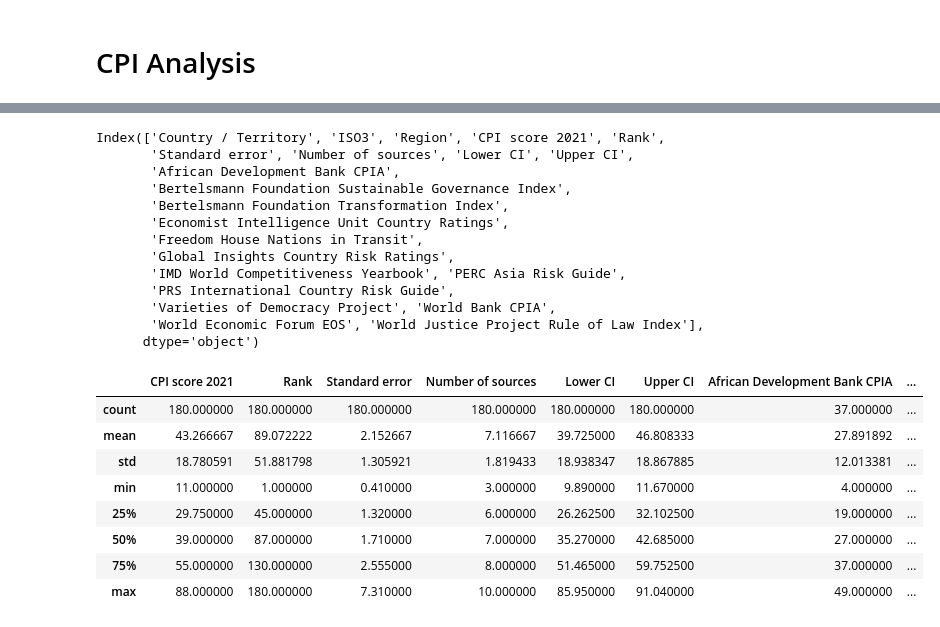
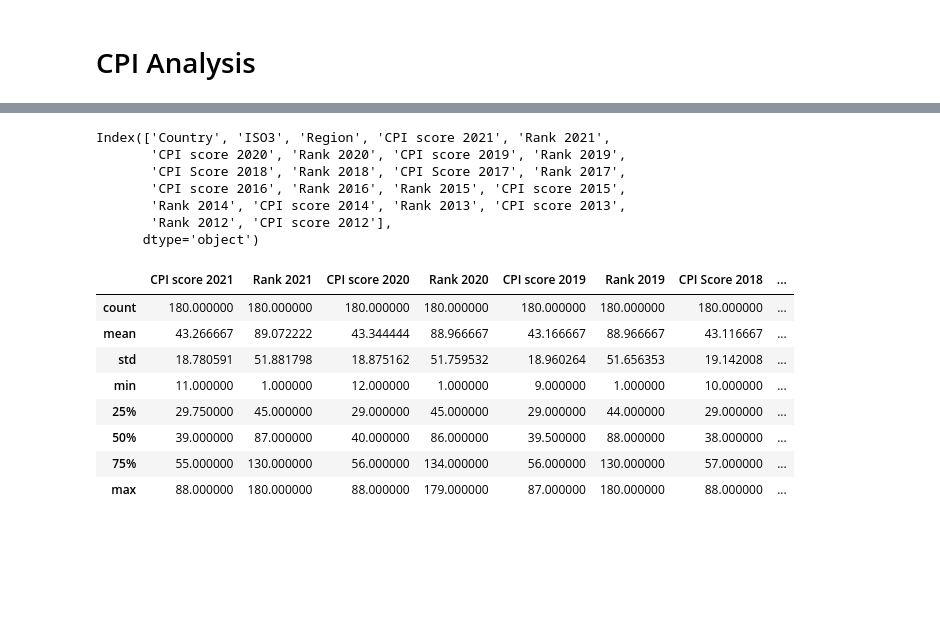
Before and after one commit to wanzulfikri/cpi_analysis, a Jupyter notebook: CPI 2012-2021.ipynb, the cells around one changed output, grey strips where cells are left out. Saved outputs shown, nothing was run; the diff lists cells and outputs as text; code cells hidden in the pictures; blank space fills up the shorter version.

```diff
--- a/CPI 2012-2021.ipynb
+++ b/CPI 2012-2021.ipynb
@@ -36,11 +36,9 @@ CPI_2014 = pd.read_csv("datasets/CPI/CPI2014-Table 1.csv")
 CPI_2013 = pd.read_csv("datasets/CPI/CPI2013-Table 1.csv", header=1)
 CPI_2012 = pd.read_csv("datasets/CPI/CPI2012-Table 1.csv")
 
-cpi_years = list(reversed(range(2012,2022)))
-cols_rename = { "Country / Territory": "Country"}
+# retrieve the Country, ISO3, Region, CPI score, and rank columns
+# 2021
 
-# 2021
-# only retrieve the Country, ISO3, Region, CPI score, and rank columns
 CPI_2021 = CPI_2021.iloc[:, :5]
 CPI_2021.rename(columns={ "Country / Territory": "Country", "Rank": "Rank 2021"}, inplace=True)
 
@@ -77,21 +75,32 @@ CPI = CPI.merge(CPI_2016, how="outer", on=["Country", "Region"])
 
 # 2015
 CPI_2015 = CPI_2015.iloc[:, :5]
-CPI_2015 = CPI_2015.drop("Region", axis=1)
+CPI_2015.drop("Region", axis=1, inplace=True)
 CPI_2015.rename(columns={ "CPI 2015 Score": "CPI score 2015", "Country Rank": "Rank 2015", "Country/Territory": "Country", "Country Code": "ISO3"}, inplace=True)
 
 CPI = CPI.merge(CPI_2015, how="outer", on=["Country", "ISO3"])
 
 # 2014
 CPI_2014 = CPI_2014.iloc[:, :5]
+CPI_2014.drop("Region", axis=1, inplace=True)
 CPI_2014.rename(columns={ "CPI 2014": "CPI score 2014", "Country Rank": "Rank 2014", "Country/Territory": "Country", "Country Code": "ISO3"}, inplace=True)
+CPI = CPI.merge(CPI_2014, how="outer", on=["Country", "ISO3"], suffixes=["", "_2014"])
 
-CPI = CPI.merge(CPI_2014, how="outer", on=["Country", "ISO3"], suffixes=["", "_2014"])
+# 2013
+CPI_2013 = CPI_2013.iloc[:, :7]
+CPI_2013.drop(labels=["Region", "IFS Code", "Country Rank.1"], axis=1, inplace=True)
+CPI_2013.rename(columns={ "CPI 2013 Score": "CPI score 2013", "Country Rank": "Rank 2013", "Country / Territory": "Country", "Country Code": "ISO3", "WB Code": "ISO3"}, inplace=True)
+CPI = CPI.merge(CPI_2013, how="outer", on=["Country", "ISO3"])
+
+# 2012
+CPI_2012 = CPI_2012.iloc[:, :4]
+CPI_2012.drop(labels=["Unnamed: 2"], axis=1, inplace=True)
+CPI_2012.rename(columns={ "CPI 2012 Score": "CPI score 2012", "Country Rank": "Rank 2012", "Country / Territory": "Country"}, inplace=True)
+CPI = CPI.merge(CPI_2012, how="outer", on=["Country"])
+
+
 # sanity check
-# CPI[CPI["Country"] == "Malaysia"]
-# CPI_2017
 CPI
-# CPI_2014.columns
 # %% [output]
 |  | Country | ISO3 | Region | CPI score 2021 | Rank 2021 | CPI score 2020 | Rank 2020 | CPI score 2019 | ... |
 | 0 | Denmark | DNK | WE/EU | 88.0 | 1.0 | 88.0 | 1.0 | 87.0 | ... |
@@ -119,28 +128,22 @@ CPI_2021.head(5)
 # %%
-CPI_2021.columns
+CPI.columns
 # %% [output]
-Index(['Country / Territory', 'ISO3', 'Region', 'CPI score 2021', 'Rank',
-       'Standard error', 'Number of sources', 'Lower CI', 'Upper CI',
-       'African Development Bank CPIA',
-       'Bertelsmann Foundation Sustainable Governance Index',
-       'Bertelsmann Foundation Transformation Index',
-       'Economist Intelligence Unit Country Ratings',
-       'Freedom House Nations in Transit',
-       'Global Insights Country Risk Ratings',
-       'IMD World Competitiveness Yearbook', 'PERC Asia Risk Guide',
-       'PRS International Country Risk Guide',
-       'Varieties of Democracy Project', 'World Bank CPIA',
-       'World Economic Forum EOS', 'World Justice Project Rule of Law Index'],
+Index(['Country', 'ISO3', 'Region', 'CPI score 2021', 'Rank 2021',
+       'CPI score 2020', 'Rank 2020', 'CPI score 2019', 'Rank 2019',
+       'CPI Score 2018', 'Rank 2018', 'CPI Score 2017', 'Rank 2017',
+       'CPI score 2016', 'Rank 2016', 'Rank 2015', 'CPI score 2015',
+       'Rank 2014', 'CPI score 2014', 'Rank 2013', 'CPI score 2013',
+       'Rank 2012', 'CPI score 2012'],
       dtype='object')
 # %%
-CPI_2021.describe()
+CPI.describe()
 # %% [output]
-|  | CPI score 2021 | Rank | Standard error | Number of sources | Lower CI | Upper CI | African Development Bank CPIA | ... |
-| count | 180.000000 | 180.000000 | 180.000000 | 180.000000 | 180.000000 | 180.000000 | 37.000000 | ... |
-| mean | 43.266667 | 89.072222 | 2.152667 | 7.116667 | 39.725000 | 46.808333 | 27.891892 | ... |
-| std | 18.780591 | 51.881798 | 1.305921 | 1.819433 | 18.938347 | 18.867885 | 12.013381 | ... |
-| min | 11.000000 | 1.000000 | 0.410000 | 3.000000 | 9.890000 | 11.670000 | 4.000000 | ... |
-| 25% | 29.750000 | 45.000000 | 1.320000 | 6.000000 | 26.262500 | 32.102500 | 19.000000 | ... |
-| 50% | 39.000000 | 87.000000 | 1.710000 | 7.000000 | 35.270000 | 42.685000 | 27.000000 | ... |
-| 75% | 55.000000 | 130.000000 | 2.555000 | 8.000000 | 51.465000 | 59.752500 | 37.000000 | ... |
-| max | 88.000000 | 180.000000 | 7.310000 | 10.000000 | 85.950000 | 91.040000 | 49.000000 | ... |
+|  | CPI score 2021 | Rank 2021 | CPI score 2020 | Rank 2020 | CPI score 2019 | Rank 2019 | CPI Score 2018 | ... |
+| count | 180.000000 | 180.000000 | 180.000000 | 180.000000 | 180.000000 | 180.000000 | 180.000000 | ... |
+| mean | 43.266667 | 89.072222 | 43.344444 | 88.966667 | 43.166667 | 88.966667 | 43.116667 | ... |
+| std | 18.780591 | 51.881798 | 18.875162 | 51.759532 | 18.960264 | 51.656353 | 19.142008 | ... |
+| min | 11.000000 | 1.000000 | 12.000000 | 1.000000 | 9.000000 | 1.000000 | 10.000000 | ... |
+| 25% | 29.750000 | 45.000000 | 29.000000 | 45.000000 | 29.000000 | 44.000000 | 29.000000 | ... |
+| 50% | 39.000000 | 87.000000 | 40.000000 | 86.000000 | 39.500000 | 88.000000 | 38.000000 | ... |
+| 75% | 55.000000 | 130.000000 | 56.000000 | 134.000000 | 56.000000 | 130.000000 | 57.000000 | ... |
+| max | 88.000000 | 180.000000 | 88.000000 | 179.000000 | 87.000000 | 180.000000 | 88.000000 | ... |
```
Also changed, not shown: parts of 5 cells of this notebook.
